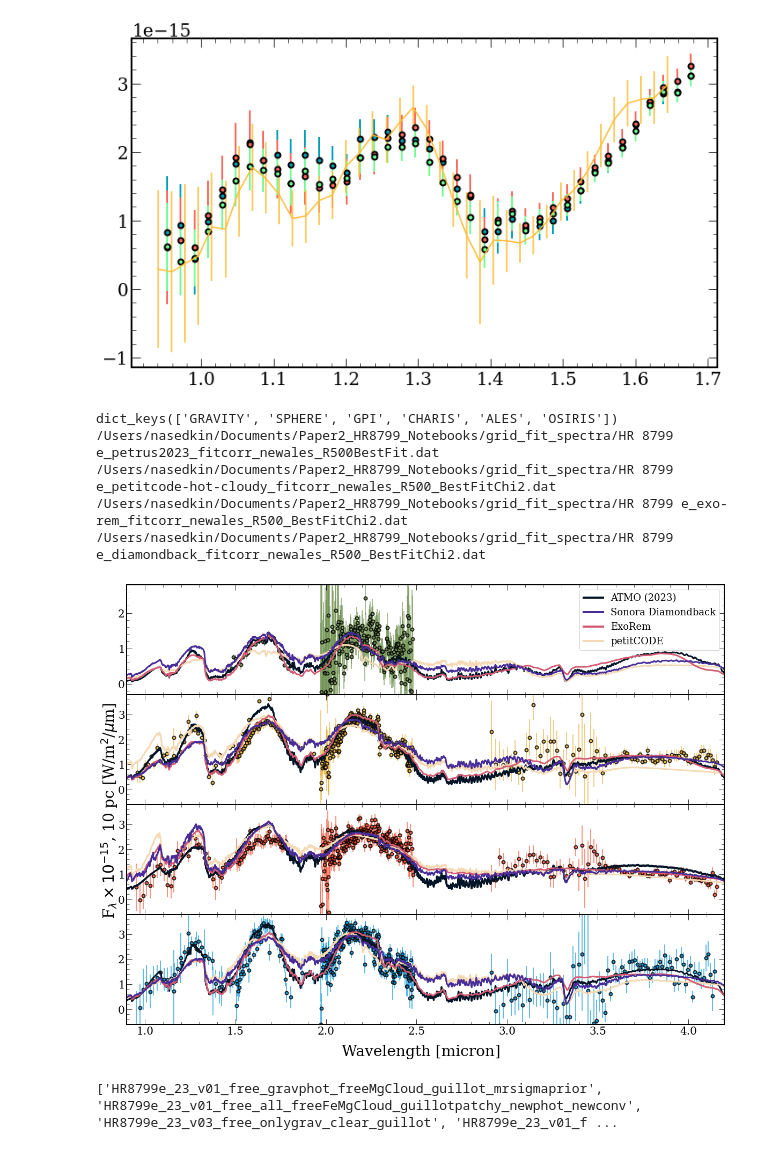
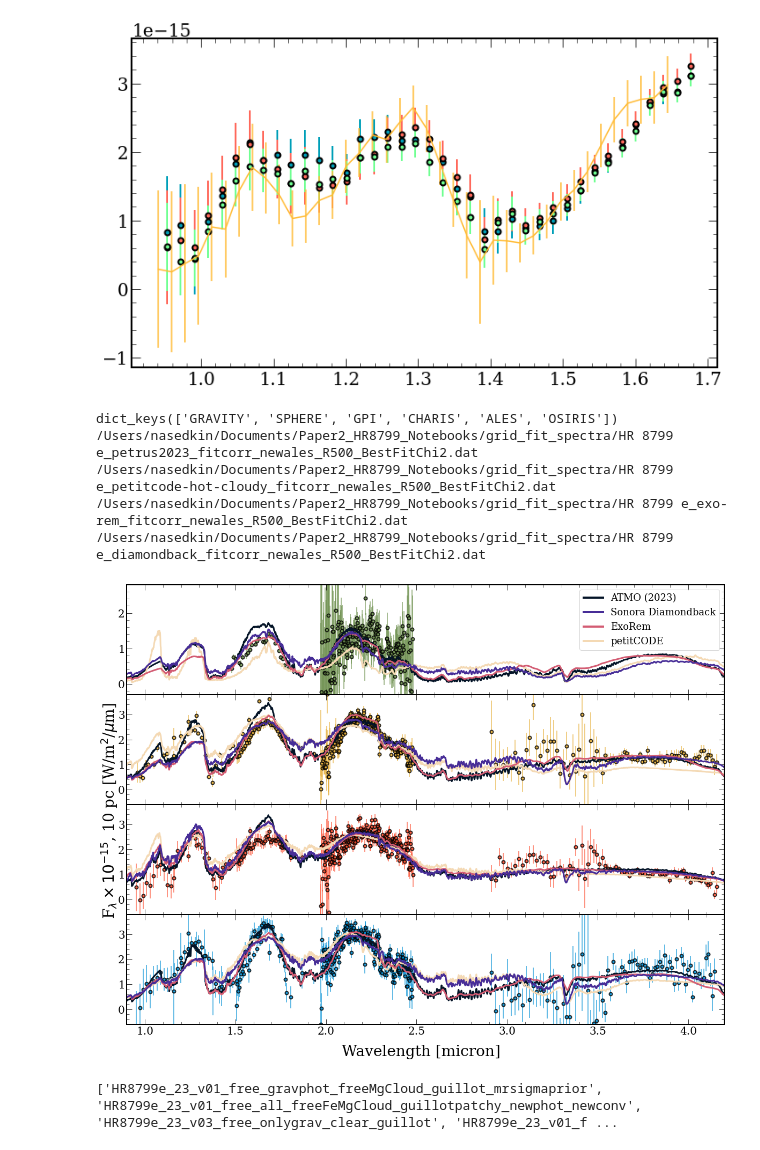
Before and after one commit to nenasedk/PhDNotebooks2, a Jupyter notebook: spectra_plots_by_instrument.ipynb, the cells around one changed output. Drawn from its saved outputs; the diff is of its cells as text; code cells hidden in the pictures.

```diff
--- a/spectra_plots_by_instrument.ipynb
+++ b/spectra_plots_by_instrument.ipynb
@@ -684,9 +684,10 @@ bfiles.reverse()
 for f in bfiles:
         if "3500" in f: continue
         if not "fitcorr" in f:continue
-        if "Chi2" in f:continue
+        if not "Chi2" in f:continue
         if "cholla" in f:continue
         if "bobcat" in f:continue
+        if "hot" in f:continue
         wlen,spec = np.genfromtxt(f).T
         model_name = f.split('/')[-1].split('_')[1]
         model_color = model_colour_dict[model_name]
@@ -702,7 +703,7 @@ for f in cfiles:
                 continue
         if not "fitcorr" in f:continue
         if not "newales" in f:continue
-        if not "petrus" in f and not "Chi2" in f:continue
+        if not "Chi2" in f:continue
         if "cholla" in f:continue
         if "bobcat" in f:continue
         wlen,spec = np.genfromtxt(f).T
@@ -721,7 +722,7 @@ for f in dfiles:
         if not "fitcorr" in f:continue
         if not "newales" in f:continue
         #if not "scaled" in f:continue
-        if not "petrus" in f and not "Chi2" in f:continue
+        if not "Chi2" in f:continue
         if "cholla" in f:continue
         if "bobcat" in f:continue
         wlen,spec = np.genfromtxt(f).T
@@ -737,7 +738,7 @@ for f in efiles:
         if not "fitcorr" in f:continue
         if not "newales" in f:continue
         if "scaled" in f:continue
-        if not "petrus" in f and not "Chi2" in f:continue
+        if not "Chi2" in f:continue
         if "cholla" in f:continue
         if "bobcat" in f:continue
         print(f)
@@ -746,35 +747,35 @@ for f in efiles:
         model_name = f.split('/')[-1].split('_')[1]
         model_color = model_colour_dict[model_name]
         ax[3].plot(wlen,spec*distance_scale/1e-15, color = model_color, linewidth = 3, alpha = 1)
 
 ax[0].set_ylim(-0.3,2.8)
 ax[1].set_ylim(-0.6,3.8)
 ax[2].set_ylim(-0.6,3.8)
 ax[3].set_ylim(-0.6,3.8)
 
 
 ax[0].set_xlim(0.9,4.2)
 ax[1].set_xlim(0.9,4.2)
 ax[2].set_xlim(0.9,4.2)
 ax[3].set_xlim(0.9,4.2)
 
 
 from matplotlib.lines import Line2D
 custom_lines = [Line2D([0], [0], color=model_colour_dict["petrus2023"], lw=4),
                 Line2D([0], [0], color=model_colour_dict["diamondback"], lw=4),
                 Line2D([0], [0], color=model_colour_dict["exo-rem"], lw=4),
                 Line2D([0], [0], color=model_colour_dict["petitcode-hot-cloudy"], lw=4)
                 ]
 ax[0].legend(custom_lines, ['ATMO (2023)', 'Sonora Diamondback','ExoRem','petitCODE'],loc = 'upper right',fontsize=18)
 
 plt.savefig(f"plots/HR8799AllSpectralData_gridfits_{version}.pdf",bbox_inches='tight')
 # %% [output]
 dict_keys(['GRAVITY', 'SPHERE', 'GPI', 'CHARIS', 'ALES', 'OSIRIS'])
-/Users/nasedkin/Documents/Paper2_HR8799_Notebooks/grid_fit_spectra/HR 8799 e_petrus2023_fitcorr_newales_R500BestFit.dat
+/Users/nasedkin/Documents/Paper2_HR8799_Notebooks/grid_fit_spectra/HR 8799 e_petrus2023_fitcorr_newales_R500_BestFitChi2.dat
 /Users/nasedkin/Documents/Paper2_HR8799_Notebooks/grid_fit_spectra/HR 8799 e_petitcode-hot-cloudy_fitcorr_newales_R500_BestFitChi2.dat
 /Users/nasedkin/Documents/Paper2_HR8799_Notebooks/grid_fit_spectra/HR 8799 e_exo-rem_fitcorr_newales_R500_BestFitChi2.dat
 /Users/nasedkin/Documents/Paper2_HR8799_Notebooks/grid_fit_spectra/HR 8799 e_diamondback_fitcorr_newales_R500_BestFitChi2.dat
-[figure, old version]
+[figure, new version]
 # %%
 # %% [output]
 ['HR8799e_23_v01_free_gravphot_freeMgCloud_guillot_mrsigmaprior', 'HR8799e_23_v01_free_all_freeFeMgCloud_guillotpatchy_newphot_newconv', 'HR8799e_23_v03_free_onlygrav_clear_guillot', 'HR8799e_23_v01_f ...
```
Also changed, not shown: 2 other files.
